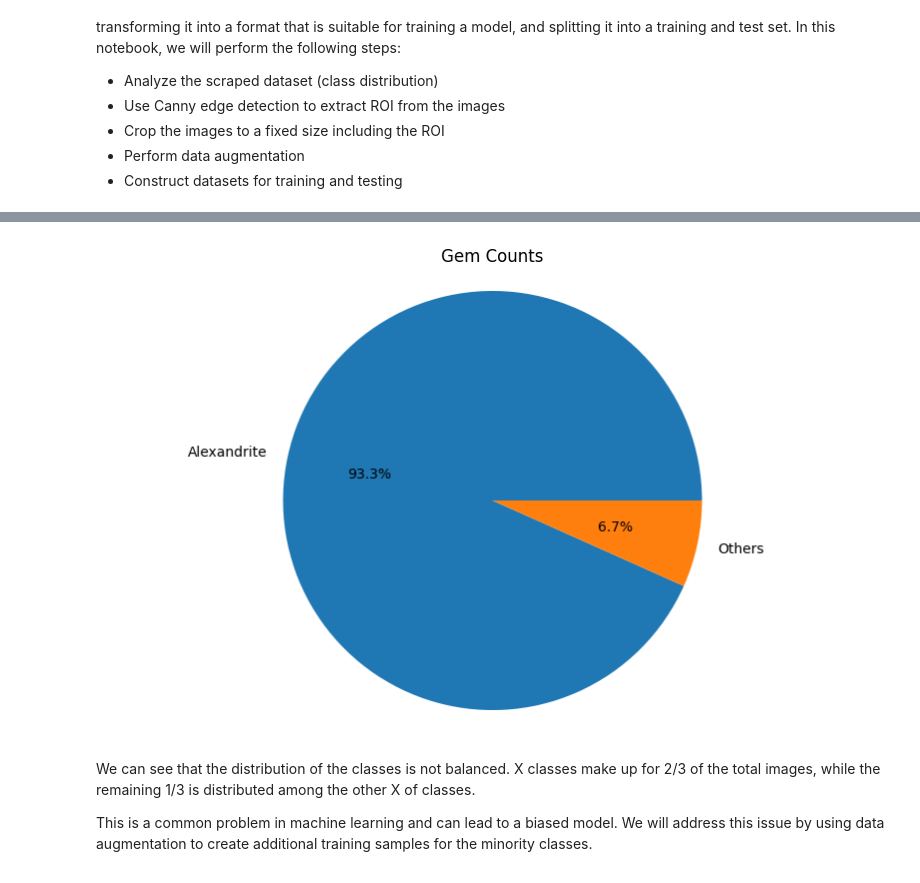
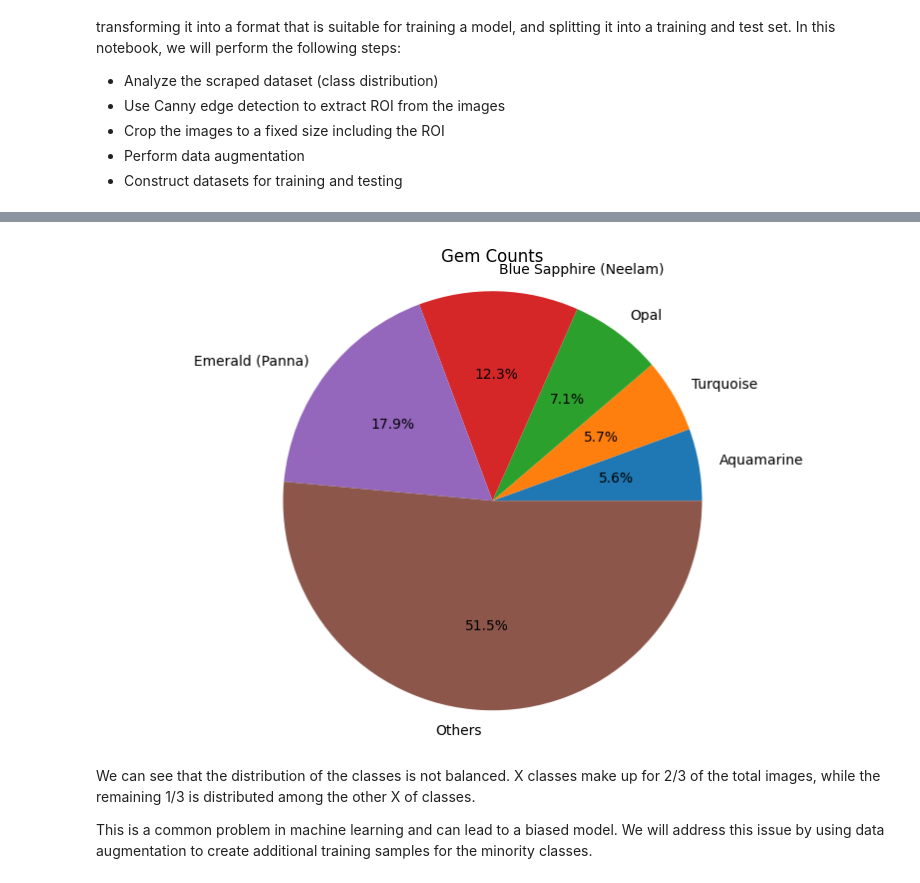
Before and after one commit to stedavkle/gemstone-classifier, a Jupyter notebook: src/02_Datapreparation.ipynb, the cells around one changed output, grey strips where cells are left out. Drawn from its saved outputs; the diff is of its cells as text; code cells hidden in the pictures.

```diff
--- a/src/02_Datapreparation.ipynb
+++ b/src/02_Datapreparation.ipynb
@@ -35,18 +47,18 @@ plt.show()
 # %%
-number_of_classes = 2
+number_of_classes = 6
 
 top = gem_count.tail(number_of_classes-1)
-others_count = gem_count.iloc[:number_of_classes-1]['count'].sum()
+others_count = gem_count['count'].head(gem_count.shape[0] - number_of_classes).sum()
 others_row = pd.DataFrame({'gem': ['Others'], 'count': [others_count]})
 df = pd.concat([top, others_row], ignore_index=True)
 
 plt.figure(figsize=(10,  6))  # Optional: set the figure size
 plt.pie(df['count'], labels=df['gem'], autopct='%1.1f%%')
 plt.title('Gem Counts')
 plt.axis('equal')  # Equal aspect ratio ensures that pie is drawn as a circle.
 plt.show()
 # %% [output]
-[figure, old version]
+[figure, new version]
 # %% [markdown]
 We can see that the distribution of the classes is not balanced.
 X classes make up for 2/3 of the total images, while the remaining 1/3 is distributed among the other X of classes.
```
Also changed, not shown: parts of 7 cells of this notebook, 4 other files.
